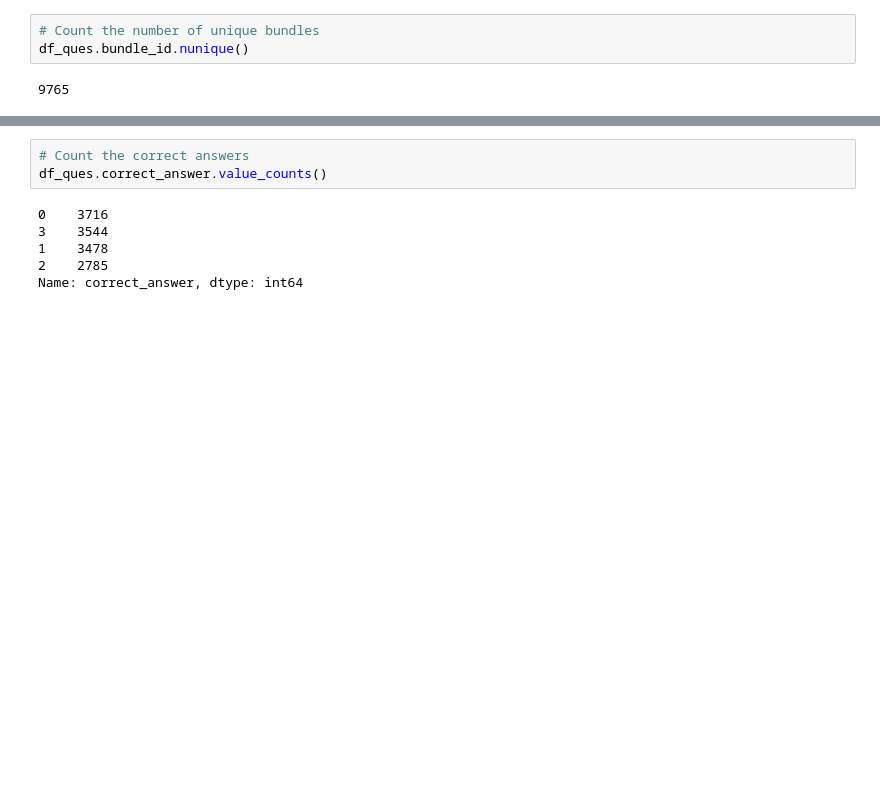
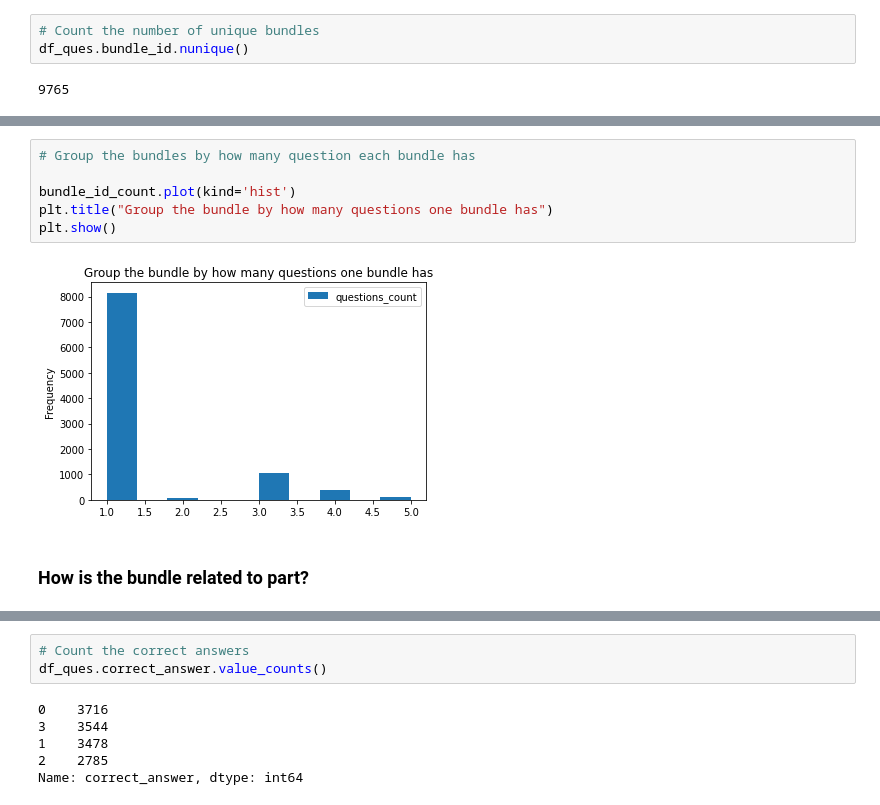
Before and after one commit to Yongliang-Shi/riiid_answer_correctness_prediction, a Jupyter notebook: acquire.ipynb, the cells around one changed output, grey strips where cells are left out. Drawn from its saved outputs; the diff is of its cells as text; blank space fills up the shorter version.

```diff
--- a/acquire.ipynb
+++ b/acquire.ipynb
@@ -162,0 +195,10 @@ df_ques.bundle_id.nunique()
+# %%
+# Group the bundles by how many question each bundle has
+
+bundle_id_count.plot(kind='hist')
+plt.title("Group the bundle by how many questions one bundle has")
+plt.show()
+# %% [output]
+[figure, added]
+# %% [markdown]
+### How is the bundle related to part?
```
Also changed, not shown: parts of 32 cells of this notebook.
